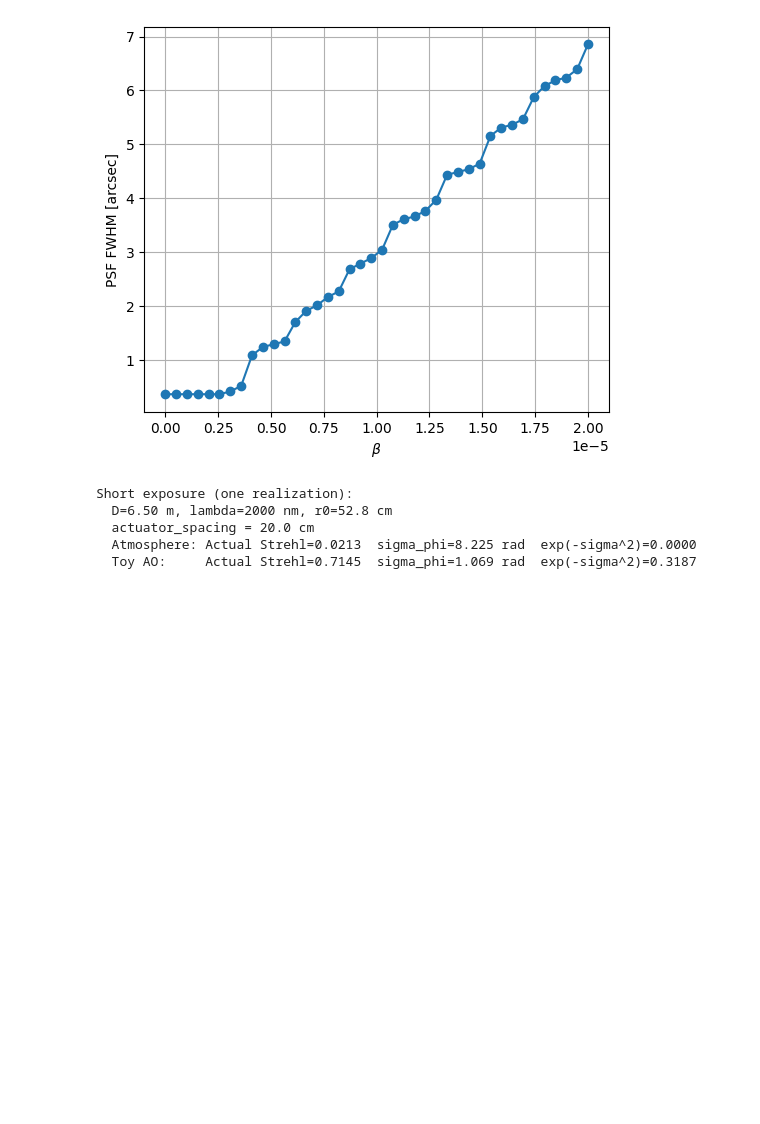
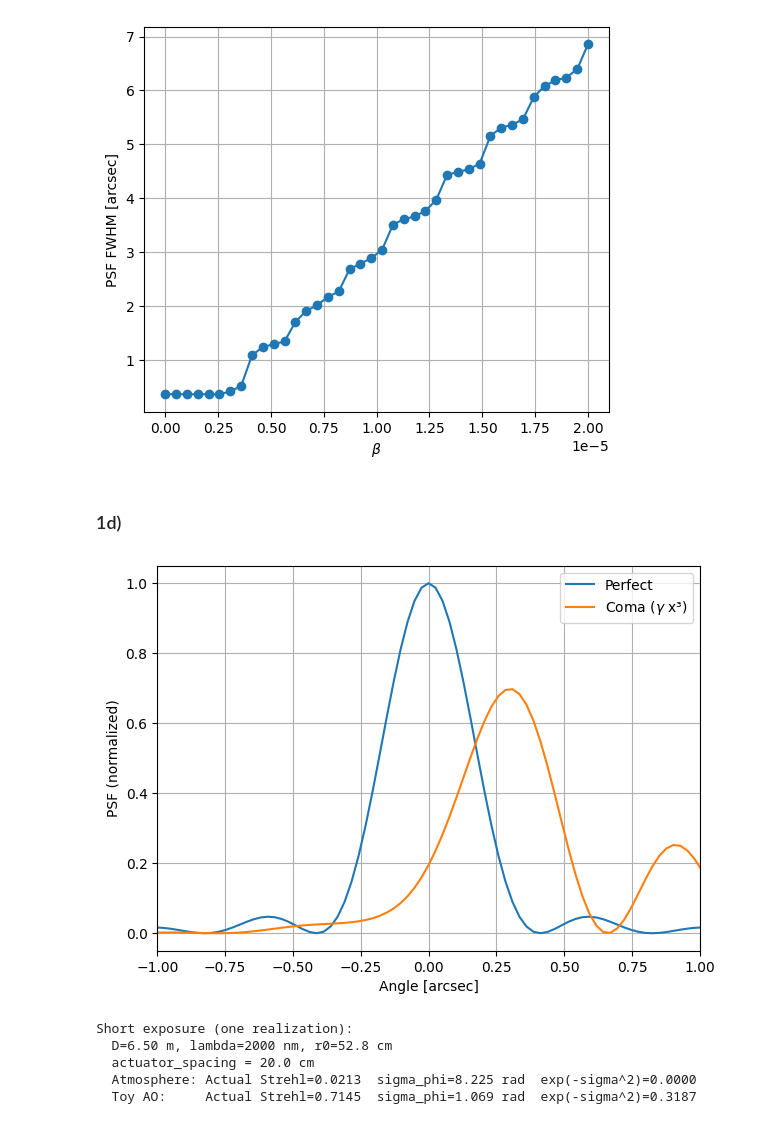
Before and after one commit to oliviergilbertastro/UMich, a Jupyter notebook: ASTRO501/hw2a/ASTRO501_HW2a_starter.ipynb, the cells around one changed output. Cells and saved outputs as stored; diff of their text form; code cells hidden in the pictures; blank space fills up the shorter version.

```diff
--- a/ASTRO501/hw2a/ASTRO501_HW2a_starter.ipynb
+++ b/ASTRO501/hw2a/ASTRO501_HW2a_starter.ipynb
@@ -289,6 +289,37 @@ plt.grid(True)
 plt.show()
 # %% [output]
 [figure]
+# %% [markdown]
+### 1d)
+# %%
+# ---------------------------------------
+# Coma test: gamma x^3
+# ---------------------------------------
+
+gamma = 1e-5 # test value
+
+W = (gamma * x**3) * A
+phi = (2*np.pi/lam) * W
+
+theta, psf = pupil_to_psf_1d(x, A, phi, lam, oversample=oversample)
+theta_ref, psf_ref = pupil_to_psf_1d(x, A, 0.0*phi, lam, oversample=oversample)
+
+psf = psf / np.max(psf_ref)
+psf_ref = psf_ref / np.max(psf_ref)
+
+theta_arcsec = theta * 206265
+
+plt.figure(figsize=(7,5))
+plt.plot(theta_arcsec, psf_ref, label="Perfect")
+plt.plot(theta_arcsec, psf, label=r"Coma ($\gamma$ x³)")
+plt.xlim(-1, 1)
+plt.xlabel("Angle [arcsec]")
+plt.ylabel("PSF (normalized)")
+plt.grid(True)
+plt.legend()
+plt.show()
+# %% [output]
+[figure, added]
 # %%
 # HW2a Problem 4 (template cell + toy AO)
 # Perfect PSF vs atmosphere vs simple AO (low-pass correction), plus long-exposure halo
```
Also changed, not shown: 1 other file.
